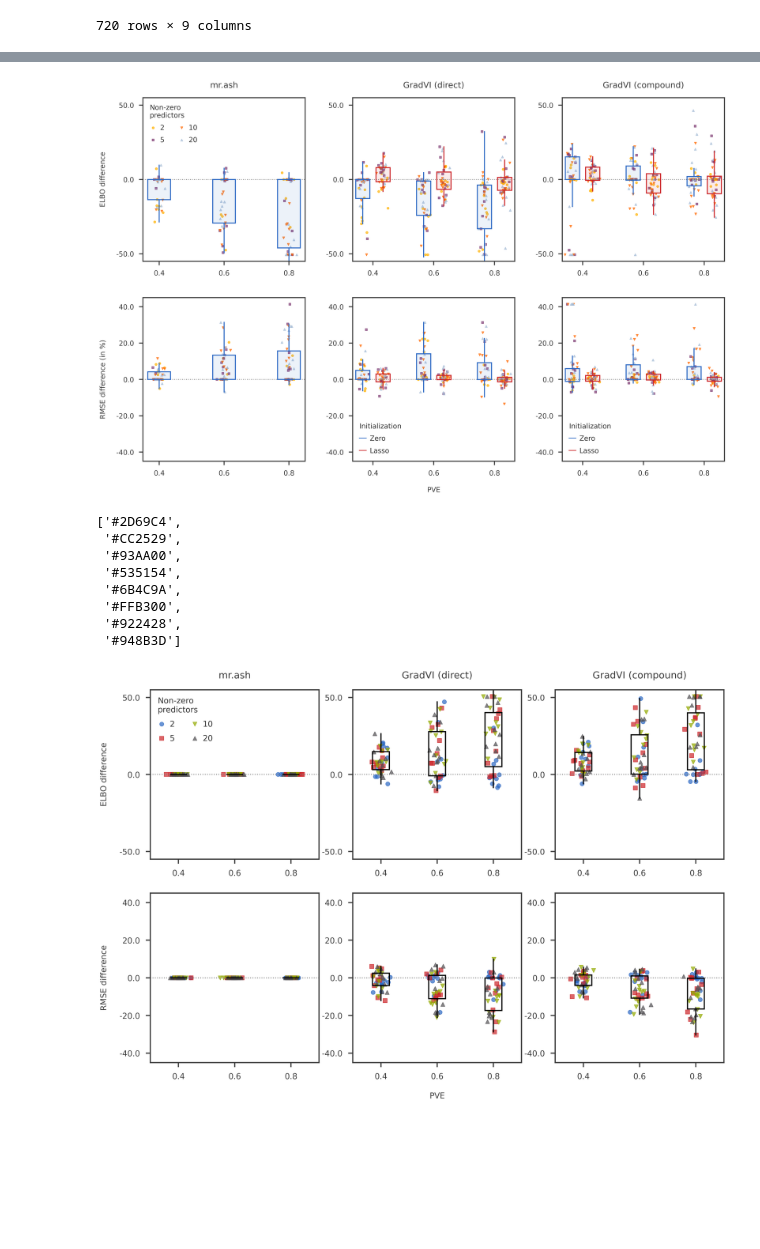
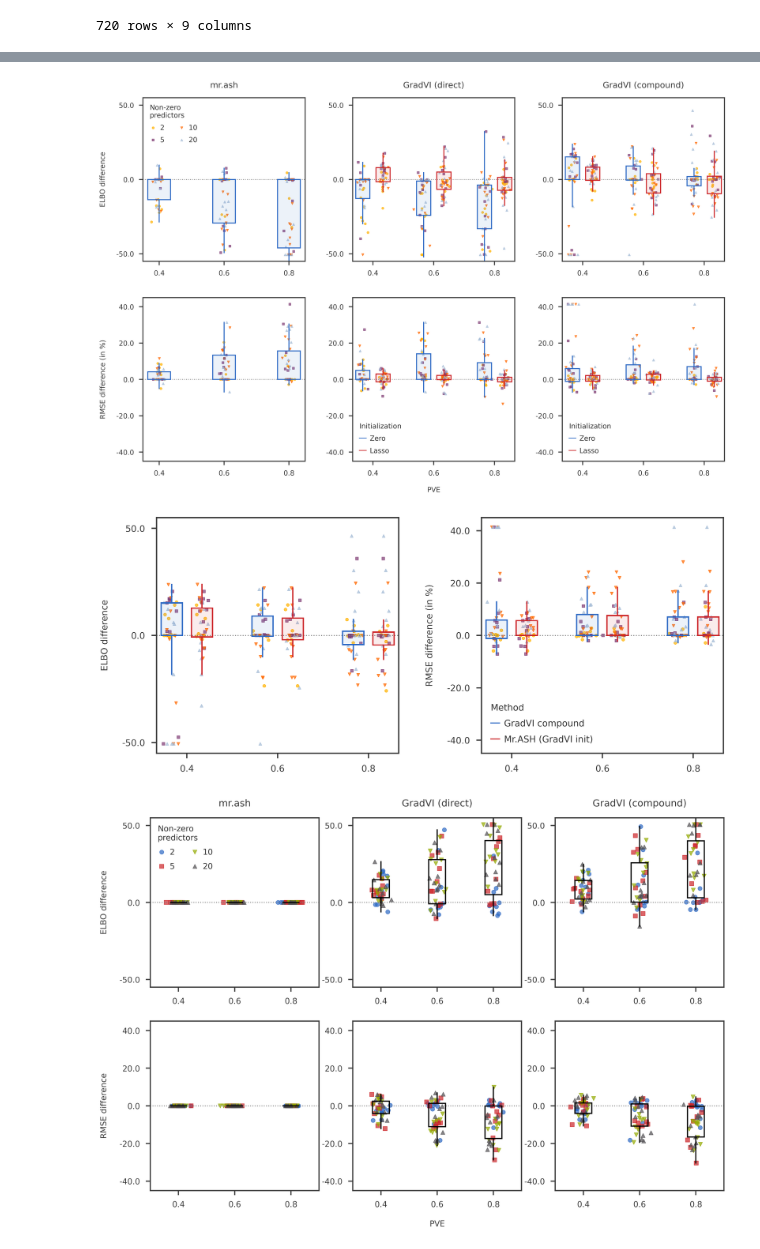
Before and after one commit to banskt/gradvi-experiments, a Jupyter notebook: analysis/elbo_comparison_block_correlation_init.ipynb, the cells around one changed output, grey strips where cells are left out. Saved outputs shown, nothing was run; the diff lists cells and outputs as text; code cells hidden in the pictures; blank space fills up the shorter version.

```diff
--- a/analysis/elbo_comparison_block_correlation_init.ipynb
+++ b/analysis/elbo_comparison_block_correlation_init.ipynb
@@ -32,6 +32,7 @@ dsc_fname  = os.path.basename(os.path.normpath(dsc_output))
 db = os.path.join(dsc_output, dsc_fname + ".db")
 elbopkl   = os.path.join("../dsc/results", dsc_fname + "_elbo.pkl")
 dscoutpkl = os.path.join("../dsc/results", dsc_fname + "_dscout.pkl")
+msepkl    = os.path.join("../dsc/results", dsc_fname + "_mse.pkl")
 dscout    = pd.read_pickle(dscoutpkl)
 
 refresh_pickle = False
@@ -171,7 +172,12 @@ else:
 # %%
 ## remove sfix = 1
 elbodf = stratify_dfcols_in_list(elbodf, "simulate.sfix", [2, 5, 10, 20])
-msedf = get_msedf(elbodf, dscout)
+
+if refresh_pickle:
+    msedf = get_msedf(elbodf, dscout)
+    msedf.to_pickle(msepkl)
+else:
+    msedf = pd.read_pickle(msepkl)
 # %%
 ## Drop rows which did not converge
 def filter_convergence_status(df, methods = [], remove_status = [2, 3, 4]):
@@ -281,6 +287,7 @@ def plot_elbo_boxplot(ax, df, reference, targets,
                       keep_outliers = False, use_gradvi_alternate = False,
                       showboxplot = True, showscatter = True,
                       show_boxlegend = False, show_scatterlegend = False, box_labels = list(),
+                      box_legend_title = "Initialization",
                       ylim = None, debug = False):
 
     ref  = factr * df[reference].to_numpy()
@@ -344,7 +351,7 @@ def plot_elbo_boxplot(ax, df, reference, targets,
 
         if show_boxlegend:
             mhandles, mlabels = ax.get_legend_handles_labels()
-            leg1 = ax.legend(handles = mhandles, labels = mlabels, title = "Initialization",
+            leg1 = ax.legend(handles = mhandles, labels = mlabels, title = box_legend_title,
                              loc = 'lower left', bbox_to_anchor = (0.02, 0.02), ncol = 1)
             leg1._legend_box.align = "left"
 
@@ -403,43 +410,58 @@ plot_elbo_boxplot(ax3, elbodf_filtered,
                   keep_outliers = False, ylim = elbo_ylim)
 
 mse_ylim = [-45, 45]
 #mse_ylim = None
 plot_elbo_boxplot(ax4, msedf_filtered,
                   "mr_ash_lasso_init", ["mr_ash"],
                   comparison_mode = 'percentage_diff',
                   keep_outliers = False, ylim = mse_ylim)
 plot_elbo_boxplot(ax5, msedf_filtered,
                   "mr_ash_lasso_init", ["gradvi_direct", "gradvi_direct_lasso_init"],
                   show_boxlegend = True, box_labels = ["Zero", "Lasso"],
                   comparison_mode = 'percentage_diff',
                   keep_outliers = False, ylim = mse_ylim)
 plot_elbo_boxplot(ax6, msedf_filtered,
                   "mr_ash_lasso_init", ["gradvi_compound", "gradvi_compound_lasso_init"],
                   show_boxlegend = True, box_labels = ["Zero", "Lasso"],
                   comparison_mode = 'percentage_diff',
                   keep_outliers = False, ylim = mse_ylim)
 
 
 ax1.set_ylabel(r"ELBO difference")
 ax1.set_title("mr.ash", pad = 20)
 ax2.set_title("GradVI (direct)", pad = 20)
 ax3.set_title("GradVI (compound)", pad = 20)
 ax4.set_ylabel(r"RMSE difference (in %)")
 ax5.set_xlabel("PVE")
 
 plt.tight_layout(w_pad = 3.0, h_pad = 3.0)
-utils.saveplot(fig, plotprefix)
+#utils.saveplot(fig, plotprefix)
 plt.show()
 # %% [output]
-[figure, old version]
+[figure, new version]
 # %%
-mpl_stylesheet.banskt_colors()
+fig = plt.figure(figsize = (14, 6))
+ax1 = fig.add_subplot(121)
+ax2 = fig.add_subplot(122)
+
+plot_elbo_boxplot(ax1, elbodf_filtered,
+                  "mr_ash_lasso_init", ["gradvi_compound", "gradvi_compound_mrash"],
+                  show_scatterlegend = False,
+                  comparison_mode = 'absolute_diff', factr = -1,
+                  keep_outliers = False, ylim = elbo_ylim)
+
+plot_elbo_boxplot(ax2, msedf_filtered,
+                  "mr_ash_lasso_init", ["gradvi_compound", "gradvi_compound_mrash"],
+                  show_boxlegend = True, box_labels = ["GradVI compound", "Mr.ASH (GradVI init)"],
+                  box_legend_title = "Method",
+                  comparison_mode = 'percentage_diff',
+                  keep_outliers = False, ylim = mse_ylim)
+
+ax1.set_ylabel(r"ELBO difference")
+ax2.set_ylabel(r"RMSE difference (in %)")
+
+plt.tight_layout(w_pad = 3.0, h_pad = 3.0)
+utils.saveplot(fig, "mrash_elbo_update_after_gradvi_compound")
+plt.show()
 # %% [output]
-['#2D69C4',
- '#CC2529',
- '#93AA00',
- '#535154',
- '#6B4C9A',
- '#FFB300',
- '#922428',
- '#948B3D']
+[figure, added]
```
Also changed, not shown: parts of 4 cells of this notebook, 5 other files.
